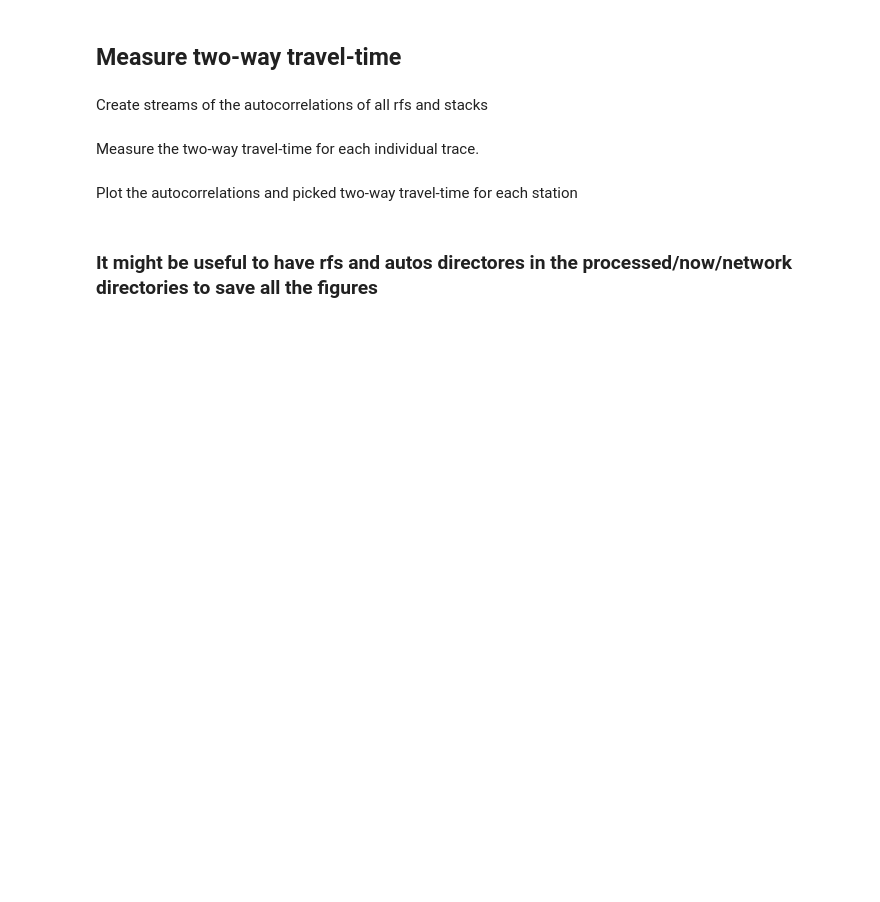
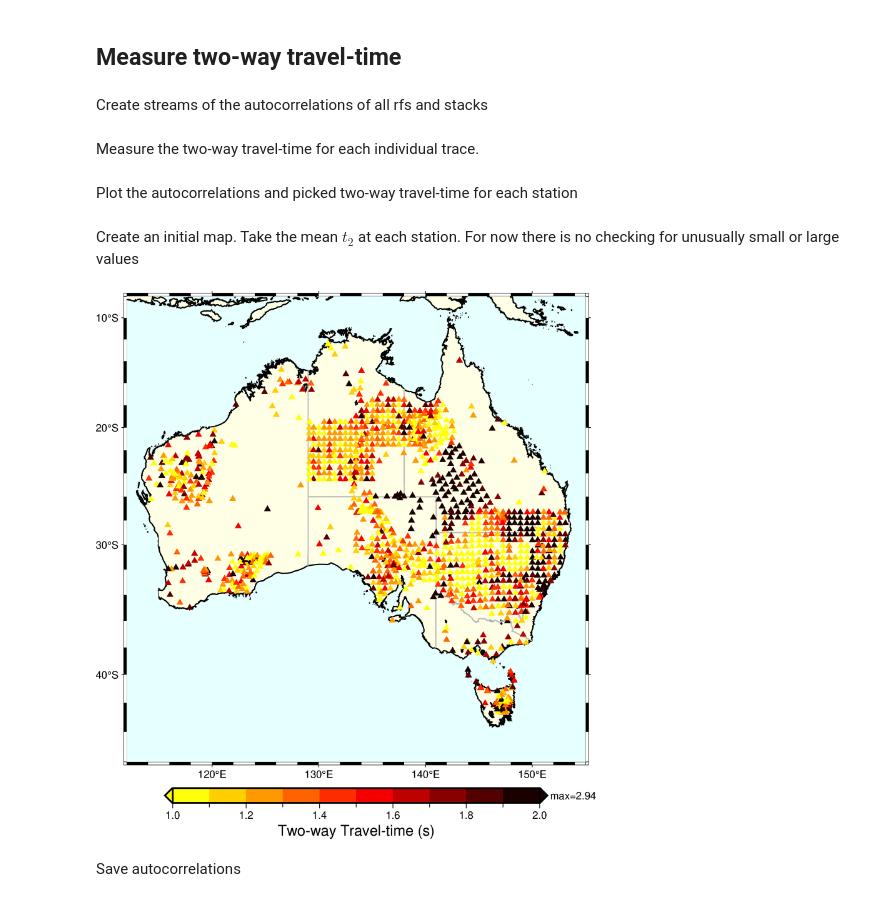
Before and after one commit to auggiemarignier/AusSedThick, a Jupyter notebook: aussedthickrf/01ProcessRFs.ipynb, the cells around one changed output. Saved outputs shown, nothing was run; the diff lists cells and outputs as text; code cells hidden in the pictures; blank space fills up the shorter version.

Commit message:
plot an initial map of twtt

```diff
--- a/aussedthickrf/01ProcessRFs.ipynb
+++ b/aussedthickrf/01ProcessRFs.ipynb
@@ -360,7 +357,0 @@ Save the delay times in txt file
-# %%
-if not dry_run:
-    with open(os.path.join(outdir, "delays.txt"), "w") as f:
-        for stack in rfstacks:
-            f.write(
-                f"{stack.meta.network:4}\t{stack.meta.station:6}\t{stack.meta.station_longitude}\t{stack.meta.station_latitude}\t{stack.stats.delay:.3f}\n"
-            )
@@ -431,2 +429,2 @@ _ = Parallel(n_jobs=4)(delayed(plot_autos)(autos) for autos in auto_station_dict
-# %% [markdown]
-### It might be useful to have rfs and autos directores in the processed/now/network directories to save all the figures
+# %% [markdown]
+Create an initial map.  Take the mean $t_2$ at each station.  For now there is no checking for unusually small or large values
@@ -432,0 +436,35 @@ _ = Parallel(n_jobs=4)(delayed(plot_autos)(autos) for autos in auto_station_dict
+# %%
+def plot_map(stream: rf.RFStream, save_dir: str=".", show: bool=False):
+    lats = np.array([trace.meta.station_latitude for trace in stream])
+    lons = np.array([trace.meta.station_longitude for trace in stream])
+    t2s = np.array([trace.meta.twtt for trace in stream])
+
+    fig, region, projection = australia_basemap()
+    pygmt.makecpt(cmap="hot", truncate=[0, 0.8], series=[1, 2, 0.1],background="o", reverse=True)
+    fig.plot(
+        region=region,
+        projection=projection,
+        x=lons,
+        y=lats,
+        style=f"tc",
+        fill=t2s,
+        cmap=True,
+        size=np.full_like(lons, 0.25),
+    )
+    fig.colorbar(
+        region=region,
+        projection=projection,
+        frame=["af+lTwo-way Travel-time (s)", f"y+lmax={t2s.max():.2f}"],
+        position="JBC+e",
+    )
+    if save_dir is not None:
+        mapfile = os.path.join(save_dir, "twtt_map.pdf")
+        fig.savefig(mapfile)
+    if show:
+        fig.show()
+# %%
+plot_map(autostacks, outdir, show=True)
+# %% [output]
+[figure, added]
+# %% [markdown]
+Save autocorrelations
```
Also changed, not shown: parts of 8 cells of this notebook.
